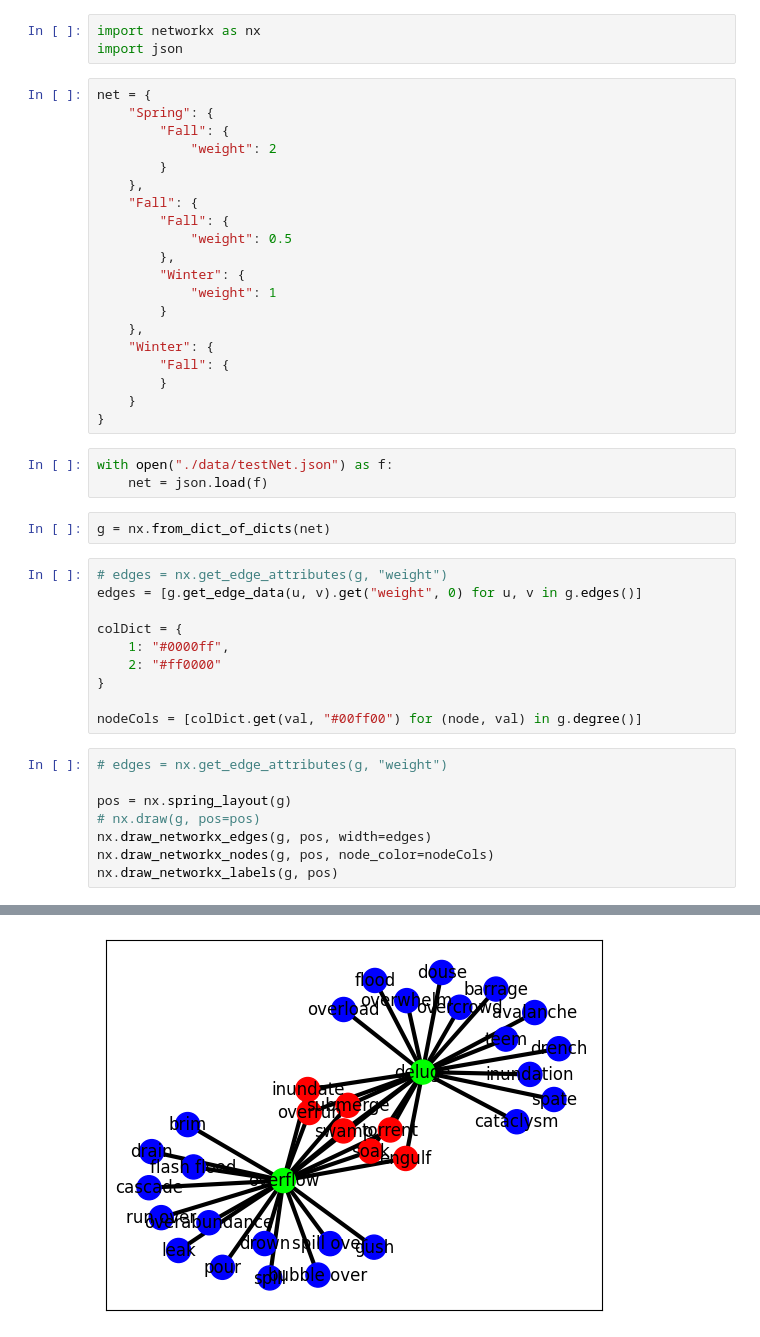
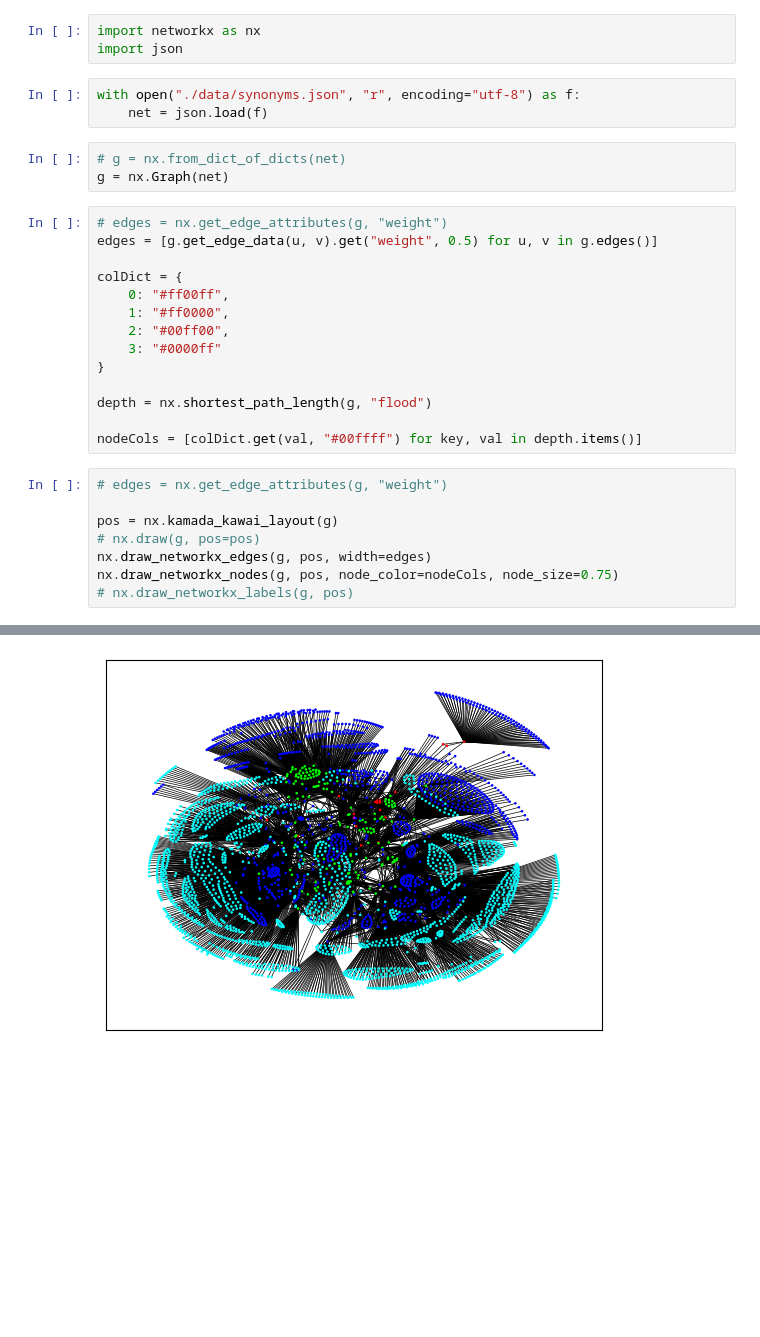
Before and after one commit to Dragonfire3900/metaphorNetwork, a Jupyter notebook: playground.ipynb, the cells around one changed output, grey strips where cells are left out. Saved outputs shown, nothing was run; the diff lists cells and outputs as text; blank space fills up the shorter version.

Commit message:
Changed over to working with JSON data

```diff
--- a/playground.ipynb
+++ b/playground.ipynb
@@ -1,47 +1,32 @@
 # %%
 import networkx as nx
 import json
-# %%
-net = {
-    "Spring": {
-        "Fall": {
-            "weight": 2
-        }
-    },
-    "Fall": {
-        "Fall": {
-            "weight": 0.5
-        },
-        "Winter": {
-            "weight": 1
-        }
-    },
-    "Winter": {
-        "Fall": {
-        }
-    }
-}
 # %%
-with open("./data/testNet.json") as f:
+with open("./data/synonyms.json", "r", encoding="utf-8") as f:
     net = json.load(f)
 # %%
-g = nx.from_dict_of_dicts(net)
+# g = nx.from_dict_of_dicts(net)
+g = nx.Graph(net)
 # %%
 # edges = nx.get_edge_attributes(g, "weight")
-edges = [g.get_edge_data(u, v).get("weight", 0) for u, v in g.edges()]
+edges = [g.get_edge_data(u, v).get("weight", 0.5) for u, v in g.edges()]
 
 colDict = {
-    1: "#0000ff",
-    2: "#ff0000"
+    0: "#ff00ff",
+    1: "#ff0000",
+    2: "#00ff00",
+    3: "#0000ff"
 }
 
-nodeCols = [colDict.get(val, "#00ff00") for (node, val) in g.degree()]
+depth = nx.shortest_path_length(g, "flood")
+
+nodeCols = [colDict.get(val, "#00ffff") for key, val in depth.items()]
 # %%
 # edges = nx.get_edge_attributes(g, "weight")
 
-pos = nx.spring_layout(g)
+pos = nx.kamada_kawai_layout(g)
 # nx.draw(g, pos=pos)
 nx.draw_networkx_edges(g, pos, width=edges)
-nx.draw_networkx_nodes(g, pos, node_color=nodeCols)
-nx.draw_networkx_labels(g, pos)
+nx.draw_networkx_nodes(g, pos, node_color=nodeCols, node_size=0.75)
+# nx.draw_networkx_labels(g, pos)
 # %% [output]
@@ -65 +34 @@ nx.draw_networkx_labels(g, pos)
-[figure, old version]
+[figure, new version]
```
Also changed, not shown: parts of 1 cell of this notebook.
